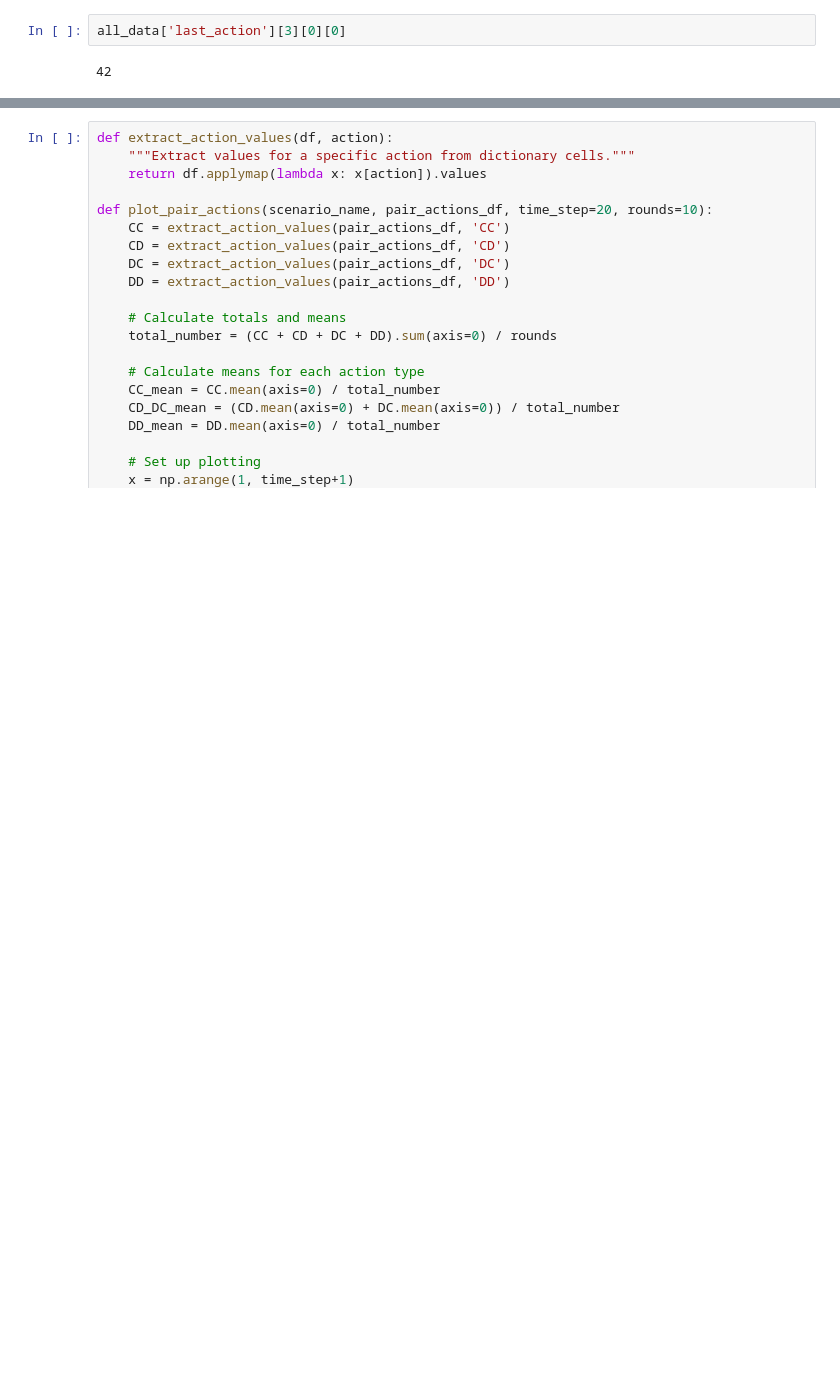
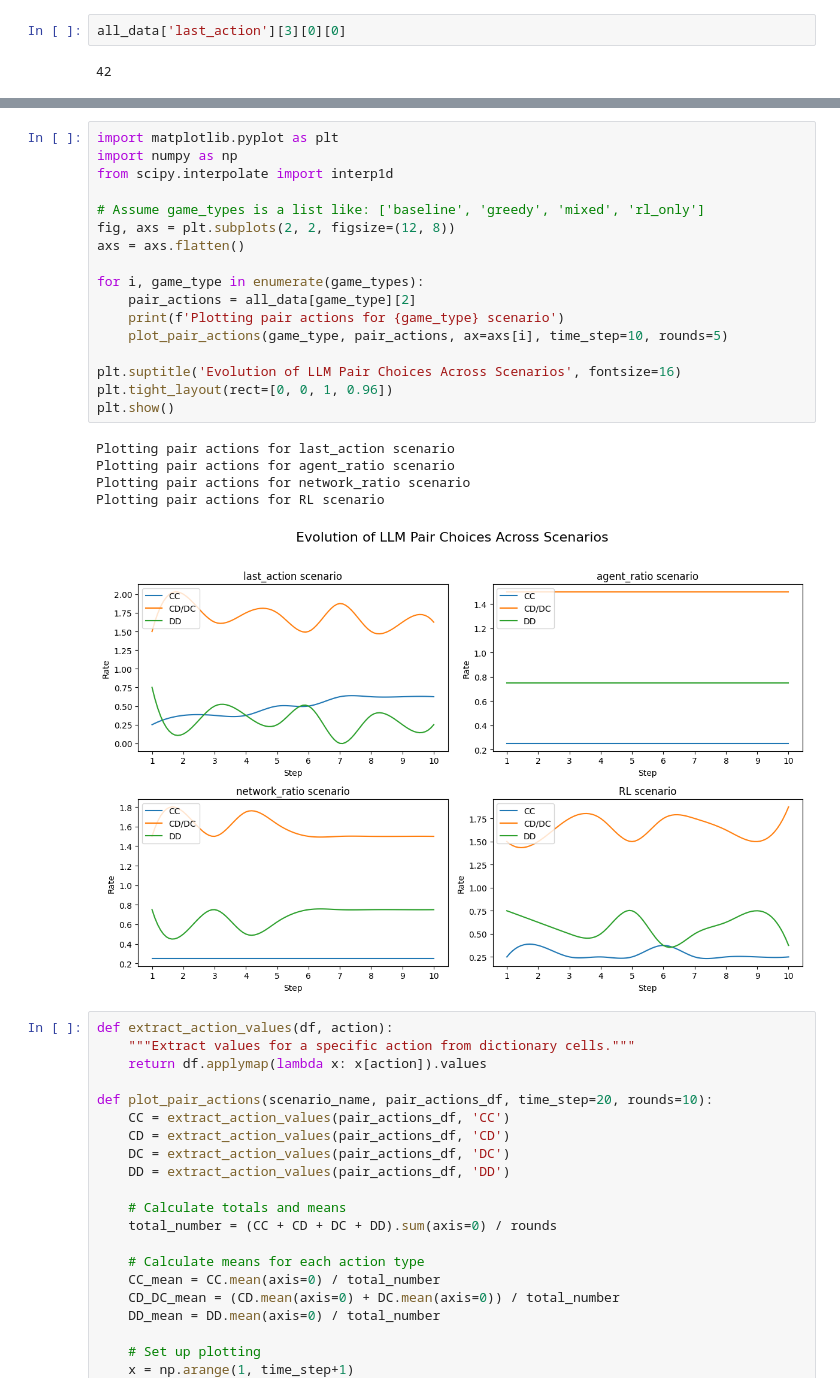
Before and after one commit to sepehrilami/LLM-RL, a Jupyter notebook: create_figures/visualizer_2025.ipynb, the cells around one changed output, grey strips where cells are left out. Drawn from its saved outputs; the diff is of its cells as text; blank space fills up the shorter version.

Commit message:
added network ratio results

```diff
--- a/create_figures/visualizer_2025.ipynb
+++ b/create_figures/visualizer_2025.ipynb
@@ -120,3 +153,26 @@ plot_all_data(all_data, array_index=5, time_step=10, name='Rewards per Game')
+# %%
+import matplotlib.pyplot as plt
+import numpy as np
+from scipy.interpolate import interp1d
+
+# Assume game_types is a list like: ['baseline', 'greedy', 'mixed', 'rl_only']
+fig, axs = plt.subplots(2, 2, figsize=(12, 8))
+axs = axs.flatten()
+
+for i, game_type in enumerate(game_types):
+    pair_actions = all_data[game_type][2]
+    print(f'Plotting pair actions for {game_type} scenario')
+    plot_pair_actions(game_type, pair_actions, ax=axs[i], time_step=10, rounds=5)
+
+plt.suptitle('Evolution of LLM Pair Choices Across Scenarios', fontsize=16)
+plt.tight_layout(rect=[0, 0, 1, 0.96])
+plt.show()
+# %% [output]
+Plotting pair actions for last_action scenario
+Plotting pair actions for agent_ratio scenario
+Plotting pair actions for network_ratio scenario
+Plotting pair actions for RL scenario
+[figure, added]
 # %%
 def extract_action_values(df, action):
     """Extract values for a specific action from dictionary cells."""
```
Also changed, not shown: parts of 9 cells of this notebook, 9 other files.
